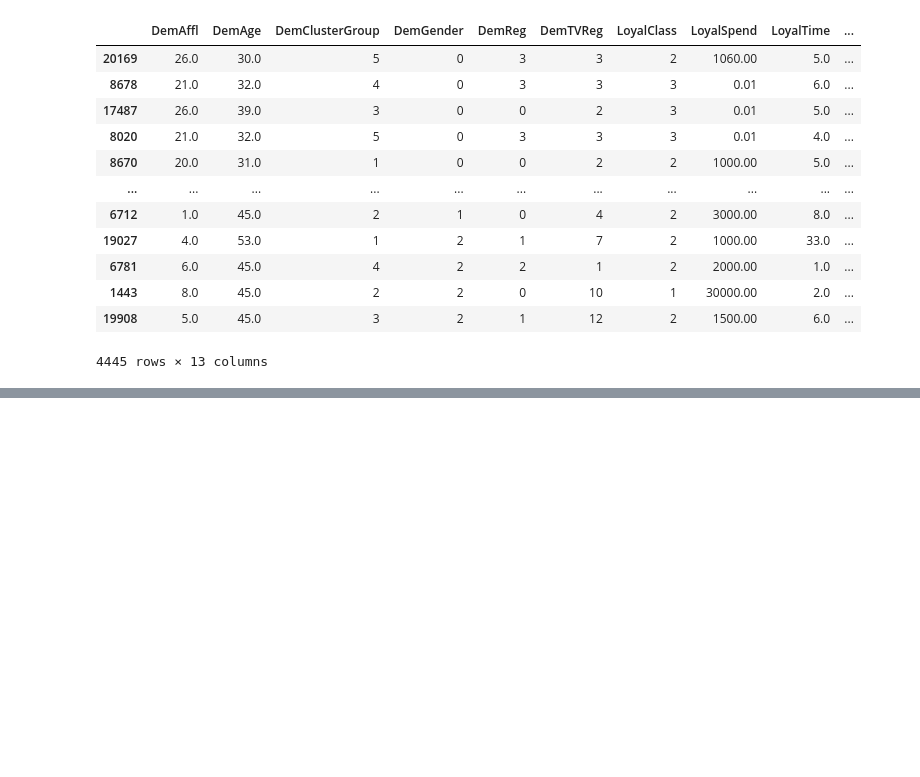
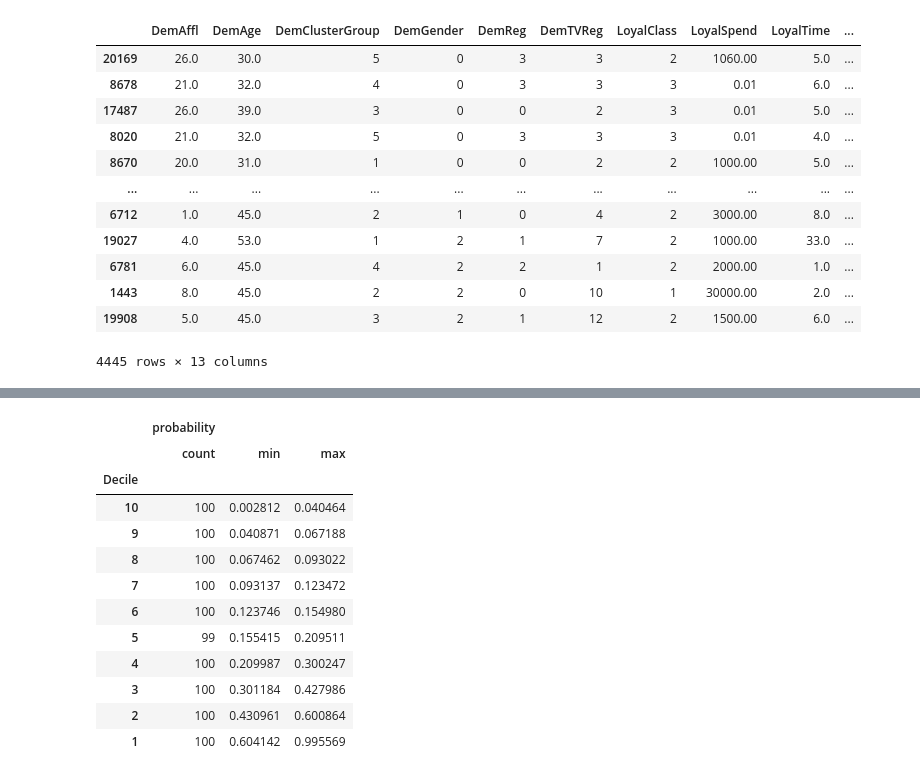
Before and after one commit to sathwik238/Loyalty-Program-Marketing-Analytics, a Jupyter notebook: Marketing_Campaign_Analytics.ipynb, the cells around one changed output, grey strips where cells are left out. Saved outputs shown, nothing was run; the diff lists cells and outputs as text; code cells hidden in the pictures; blank space fills up the shorter version.

```diff
--- a/Marketing_Campaign_Analytics.ipynb
+++ b/Marketing_Campaign_Analytics.ipynb
@@ -543,0 +592,28 @@ decile_summary
+# %%
+entire_data['probability'] = xgb.predict_proba(entire_data)[:,1]
+# %%
+# placeholder
+entire_data['TargetBuy'] = [1 if p>=0.5 else 0 for p in entire_data['probability']]
+# %%
+# splitting entire data into deciles ordered by the predicted probability from high to low
+entire_data['Decile'] = pd.qcut(entire_data['probability'], 10, labels=range(10, 0, -1))
+
+# group by decile and calculate the customer count
+#
+entire_data.groupby('Decile').agg({
+    'probability': ['count', 'min', 'max']
+})
+# %% [output]
+|  | probability |  |  |
+|  | count | min | max |
+| Decile |  |  |  |
+| 10 | 100 | 0.002812 | 0.040464 |
+| 9 | 100 | 0.040871 | 0.067188 |
+| 8 | 100 | 0.067462 | 0.093022 |
+| 7 | 100 | 0.093137 | 0.123472 |
+| 6 | 100 | 0.123746 | 0.154980 |
+| 5 | 99 | 0.155415 | 0.209511 |
+| 4 | 100 | 0.209987 | 0.300247 |
+| 3 | 100 | 0.301184 | 0.427986 |
+| 2 | 100 | 0.430961 | 0.600864 |
+| 1 | 100 | 0.604142 | 0.995569 |
```
Also changed, not shown: parts of 8 cells of this notebook.
